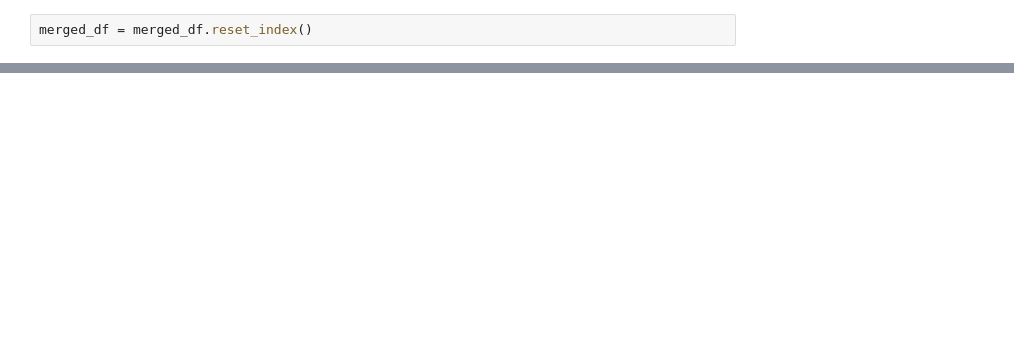
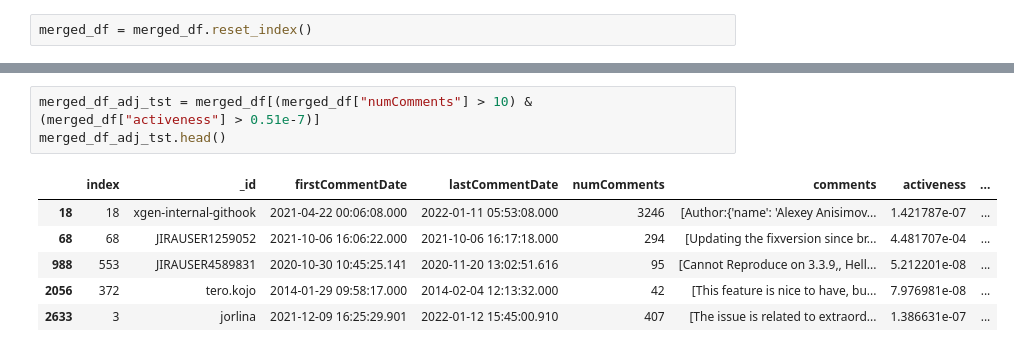
Before and after one commit to Pireax/2imp40, a Jupyter notebook: RQ1.ipynb, the cells around one changed output, grey strips where cells are left out. Drawn from its saved outputs; the diff is of its cells as text; blank space fills up the shorter version.

```diff
--- a/RQ1.ipynb
+++ b/RQ1.ipynb
@@ -102 +137,11 @@ merged_df_adj = merged_df[(merged_df["numComments"] > 10)]
+# %%
+merged_df_adj_tst = merged_df[(merged_df["numComments"] > 10) & (merged_df["activeness"] > 0.51e-7)]
+merged_df_adj_tst.head()
+# %% [output]
+|  | index | _id | firstCommentDate | lastCommentDate | numComments | comments | activeness | ... |
+| 18 | 18 | xgen-internal-githook | 2021-04-22 00:06:08.000 | 2022-01-11 05:53:08.000 | 3246 | [Author:{'name': 'Alexey Anisimov... | 1.421787e-07 | ... |
+| 68 | 68 | JIRAUSER1259052 | 2021-10-06 16:06:22.000 | 2021-10-06 16:17:18.000 | 294 | [Updating the fixversion since br... | 4.481707e-04 | ... |
+| 988 | 553 | JIRAUSER4589831 | 2020-10-30 10:45:25.141 | 2020-11-20 13:02:51.616 | 95 | [Cannot Reproduce on 3.3.9,, Hell... | 5.212201e-08 | ... |
+| 2056 | 372 | tero.kojo | 2014-01-29 09:58:17.000 | 2014-02-04 12:13:32.000 | 42 | [This feature is nice to have, bu... | 7.976981e-08 | ... |
+| 2633 | 3 | jorlina | 2021-12-09 16:25:29.901 | 2022-01-12 15:45:00.910 | 407 | [The issue is related to extraord... | 1.386631e-07 | ... |
 # %%
```
Also changed, not shown: parts of 7 cells of this notebook.
